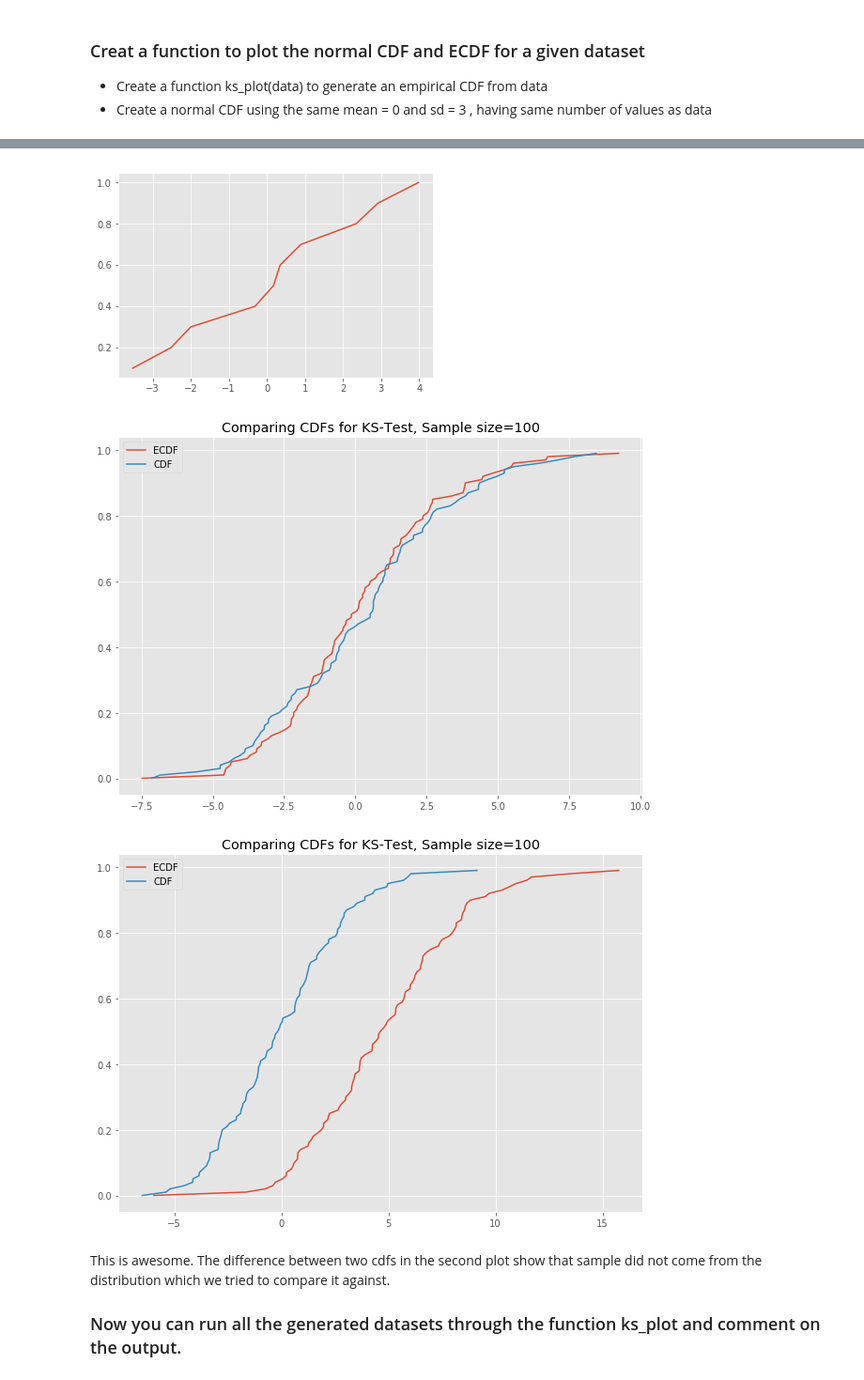
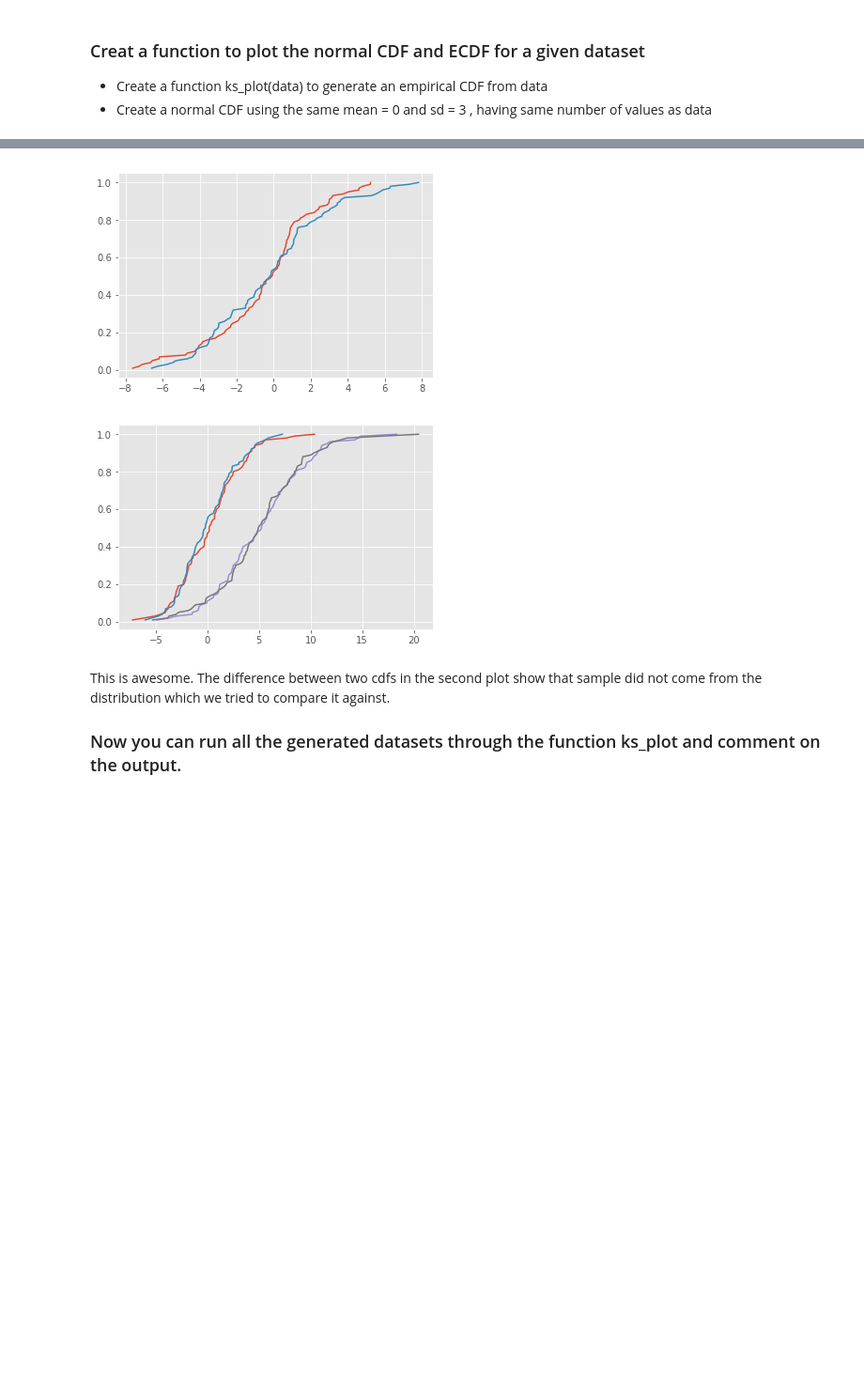
Before and after one commit to max-miller/dsc-komogorov-smirnov-test-lab-nyc-ds-career-042219, a Jupyter notebook: index.ipynb, the cells around one changed output, grey strips where cells are left out. Shown at 94% size. Saved outputs shown, nothing was run; the diff lists cells and outputs as text; code cells hidden in the pictures; blank space fills up the shorter version.

```diff
--- a/index.ipynb
+++ b/index.ipynb
@@ -86,31 +86,32 @@ def ks_plot(data):
     normal = np.random.normal(loc = sum(data)/len(data), scale=np.std(data), size = len(data))
     normal_cum_counts = [(n+1)/len(normal) for n in range(0,len(normal))]
     plt.plot(list(sorted(normal)),normal_cum_counts)
+    data_cum_counts = [(n+1)/len(normal) for n in range(0,len(normal))]
+    plt.plot(list(sorted(data)),data_cum_counts)
 
     pass
 # %%
-ks_plot(x_10)
+ks_plot(x_100)
 # %% [output]
-[figure, old version]
+[figure, new version]
 # %%
 # You code here
 
 def ks_plot(data):
     normal = np.random.normal(loc = sum(data)/len(data), scale=np.std(data), size = len(data))
     normal_cum_counts = [(n+1)/len(normal) for n in range(0,len(normal))]
     plt.plot(list(sorted(normal)),normal_cum_counts)
 
     data_cum_counts = [(n+1)/len(normal) for n in range(0,len(normal))]
-    plt.plot
+    plt.plot(list(sorted(data)),data_cum_counts)
 
     pass
 
 # Uncomment below to run the test
-# ks_plot(stats.norm.rvs(loc=0, scale=3, size=100))
-# ks_plot(stats.norm.rvs(loc=5, scale=4, size=100))
+ks_plot(stats.norm.rvs(loc=0, scale=3, size=100))
+ks_plot(stats.norm.rvs(loc=5, scale=4, size=100))
 # %% [output]
-[figure, old version]
+[figure, new version]
-[figure, removed]
 # %% [markdown]
 This is awesome. The difference between two cdfs in the second plot show that sample did not come from the distribution which we tried to compare it against.
 
```
